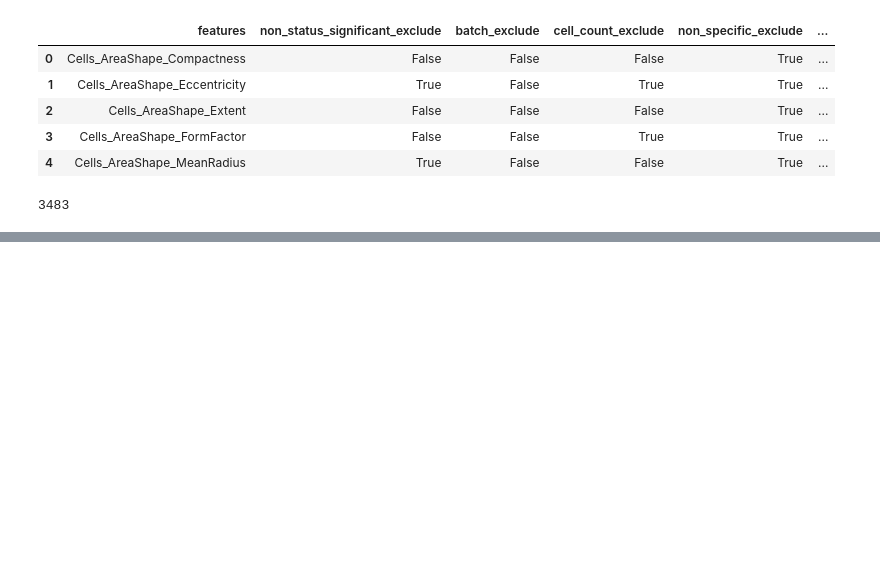
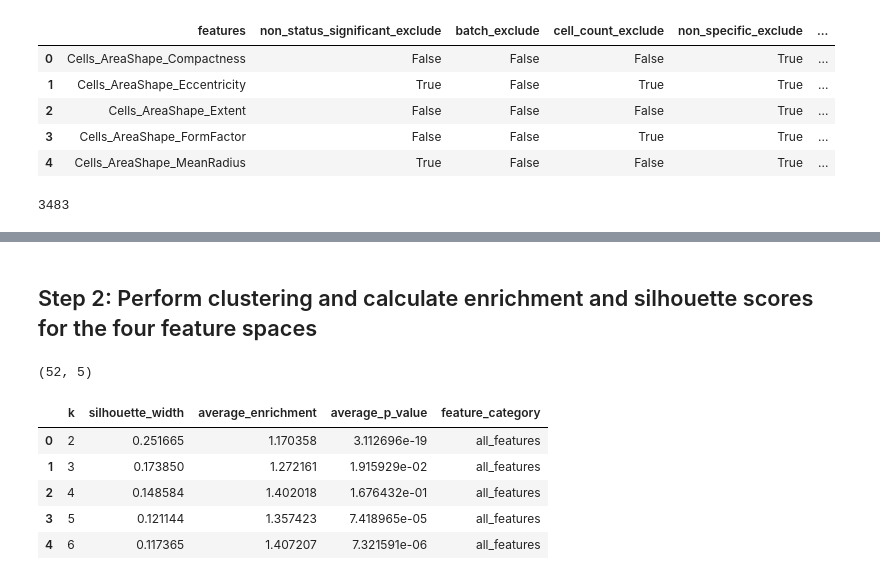
Before and after one commit to broadinstitute/profiling-resistance-mechanisms, a Jupyter notebook: 5.signature-exploration/0.evaluate_feature_spaces.ipynb, the cells around one changed output, grey strips where cells are left out. Cells and saved outputs as stored; diff of their text form; code cells hidden in the pictures; blank space fills up the shorter version.

Commit message:
add clustering analysis and rename notebook

```diff
--- a/5.signature-exploration/0.umap_feature_space.ipynb
+++ b/5.signature-exploration/0.evaluate_feature_spaces.ipynb
@@ -35,3 +182,4 @@ profile_feature_selection_file = pathlib.Path(f"{data_dir}/all_merged_profiles.c
 bz_signature_file = pathlib.Path(f"{signature_dir}/results/signatures/signature_summary_bortezomib_signature.tsv.gz")
 
 output_umap_file = pathlib.Path("results", "umap_feature_summary.tsv.gz")
+output_cluster_file = pathlib.Path("results", "clustering_feature_summary.tsv.gz")
@@ -138,0 +293,2 @@ umap_df.head()
+# %% [markdown]
+## Step 2: Perform clustering and calculate enrichment and silhouette scores for the four feature spaces
@@ -138,0 +342,23 @@ umap_df.head()
+# %%
+# Output umap summary
+clustering_df = pd.concat(
+    [
+        all_feature_cluster_df,
+        fs_feature_cluster_df,
+        bz_feature_cluster_df,
+        non_bz_feature_cluster_df
+    ]
+).reset_index(drop=True)
+
+clustering_df.to_csv(output_cluster_file, sep="\t", index=False)
+
+print(clustering_df.shape)
+clustering_df.head()
+# %% [output]
+(52, 5)
+|  | k | silhouette_width | average_enrichment | average_p_value | feature_category |
+| 0 | 2 | 0.251665 | 1.170358 | 3.112696e-19 | all_features |
+| 1 | 3 | 0.173850 | 1.272161 | 1.915929e-02 | all_features |
+| 2 | 4 | 0.148584 | 1.402018 | 1.676432e-01 | all_features |
+| 3 | 5 | 0.121144 | 1.357423 | 7.418965e-05 | all_features |
+| 4 | 6 | 0.117365 | 1.407207 | 7.321591e-06 | all_features |
```
Also changed, not shown: parts of 13 cells of this notebook, 2 other files.
